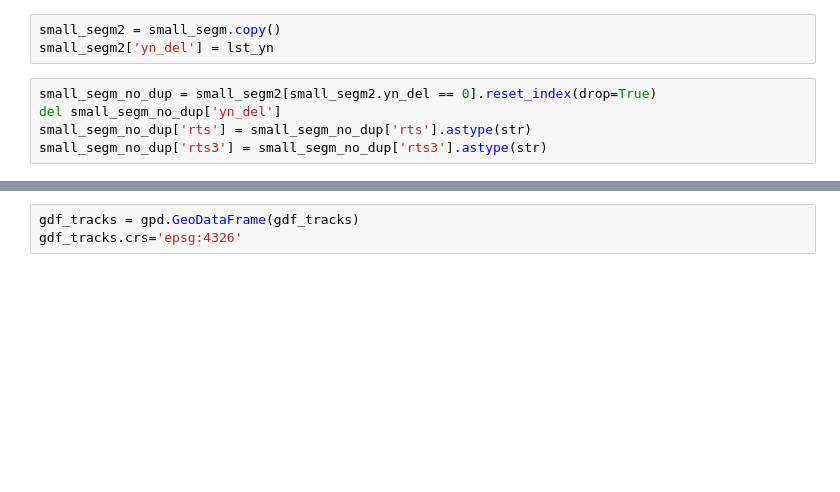
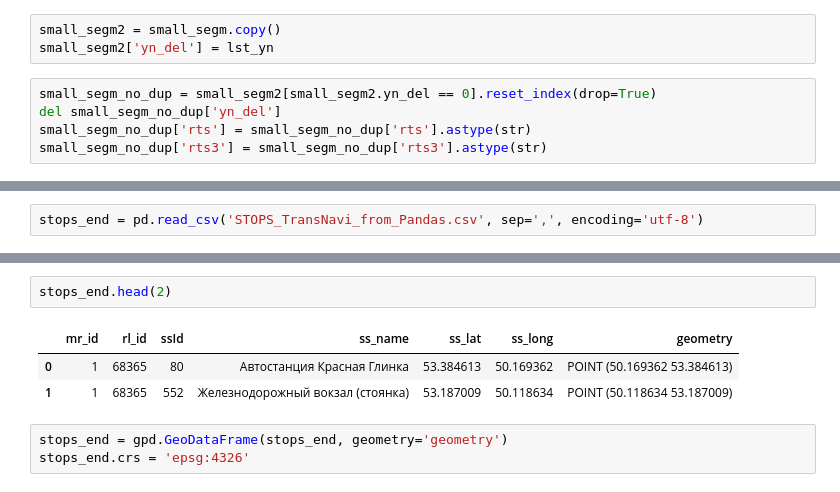
Before and after one commit to ochristm/samara, a Jupyter notebook: tracks/tracks.ipynb, the cells around one changed output, grey strips where cells are left out. Saved outputs shown, nothing was run; the diff lists cells and outputs as text; blank space fills up the shorter version.

```diff
--- a/tracks/tracks.ipynb
+++ b/tracks/tracks.ipynb
@@ -198,0 +323,2 @@ df.head(2)
+# %%
+stops_end = pd.read_csv('STOPS_TransNavi_from_Pandas.csv', sep=',', encoding='utf-8')
@@ -204,3 +331,9 @@ Wall time: 25.3 s
+# %%
+stops_end.head(2)
+# %% [output]
+|  | mr_id | rl_id | ssId | ss_name | ss_lat | ss_long | geometry |
+| 0 | 1 | 68365 | 80 | Автостанция Красная Глинка | 53.384613 | 50.169362 | POINT (50.169362 53.384613) |
+| 1 | 1 | 68365 | 552 | Железнодорожный вокзал (стоянка) | 53.187009 | 50.118634 | POINT (50.118634 53.187009) |
 # %%
-gdf_tracks = gpd.GeoDataFrame(gdf_tracks)
-gdf_tracks.crs='epsg:4326'
+stops_end = gpd.GeoDataFrame(stops_end, geometry='geometry')
+stops_end.crs = 'epsg:4326'
```
Also changed, not shown: parts of 42 cells of this notebook.
